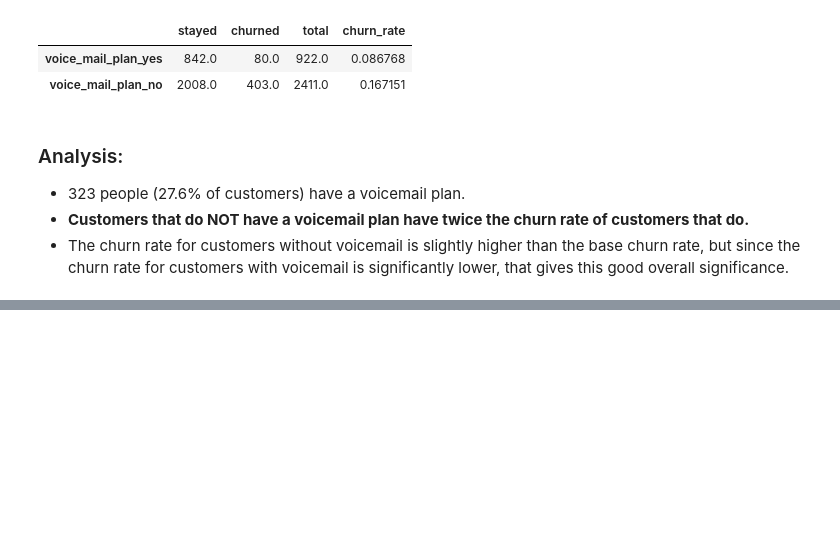
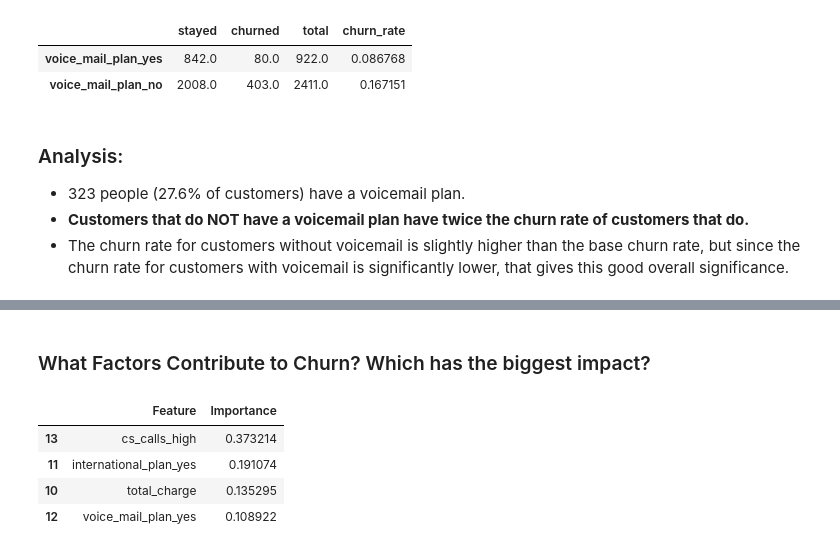
Before and after one commit to waruhiuuu/phase-3-individual-project, a Jupyter notebook: SyriaTel Customer Churn.ipynb, the cells around one changed output, grey strips where cells are left out. Cells and saved outputs as stored; diff of their text form; code cells hidden in the pictures; blank space fills up the shorter version.

```diff
--- a/SyriaTel Customer Churn.ipynb
+++ b/SyriaTel Customer Churn.ipynb
@@ -1021,0 +1035,10 @@ vm_df[1:3]
+# %% [markdown]
+### What Factors Contribute to Churn? Which has the biggest impact?
+# %%
+feature_importance_df[0:4]
+# %% [output]
+|  | Feature | Importance |
+| 13 | cs_calls_high | 0.373214 |
+| 11 | international_plan_yes | 0.191074 |
+| 10 | total_charge | 0.135295 |
+| 12 | voice_mail_plan_yes | 0.108922 |
```
Also changed, not shown: parts of 9 cells of this notebook.
